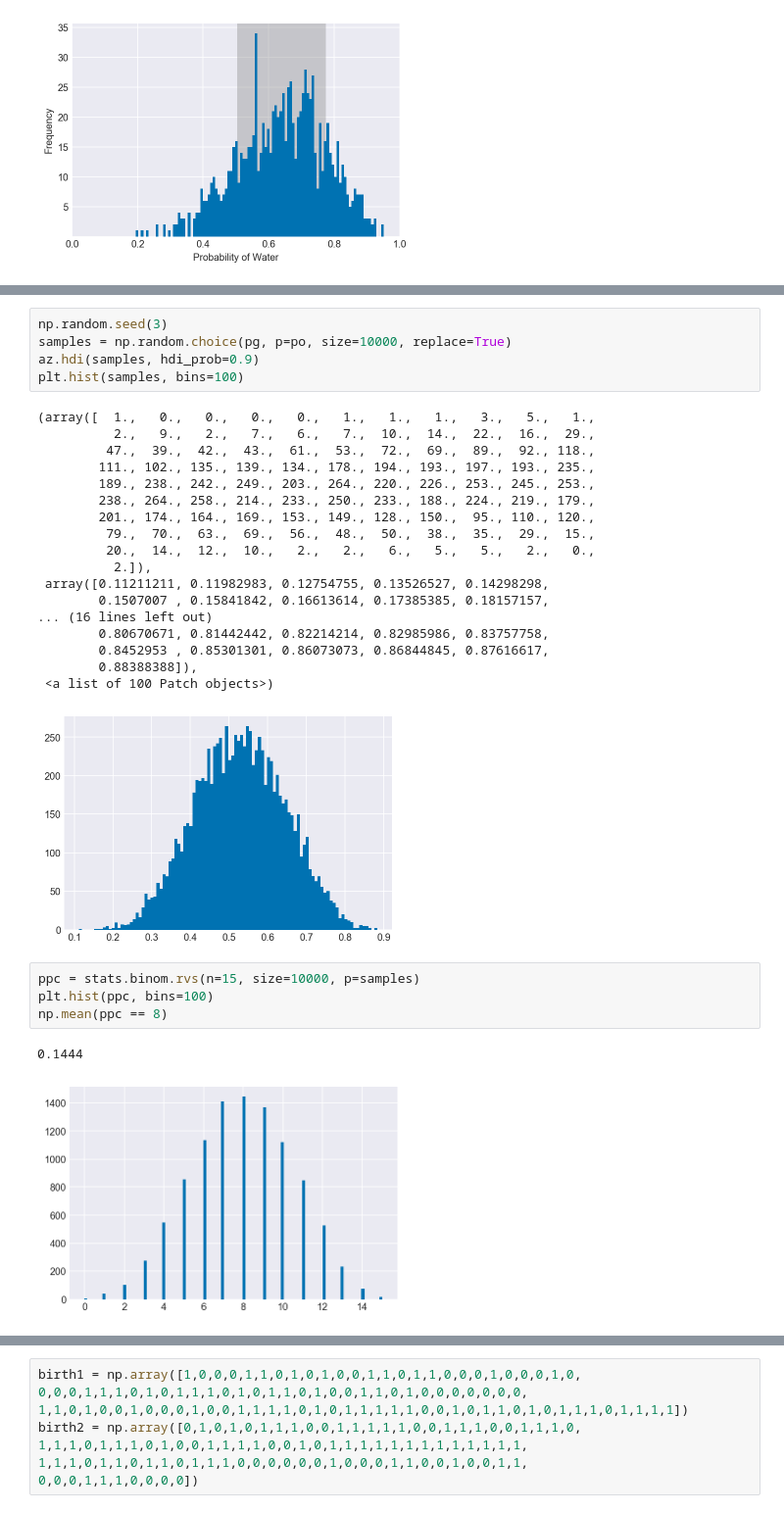
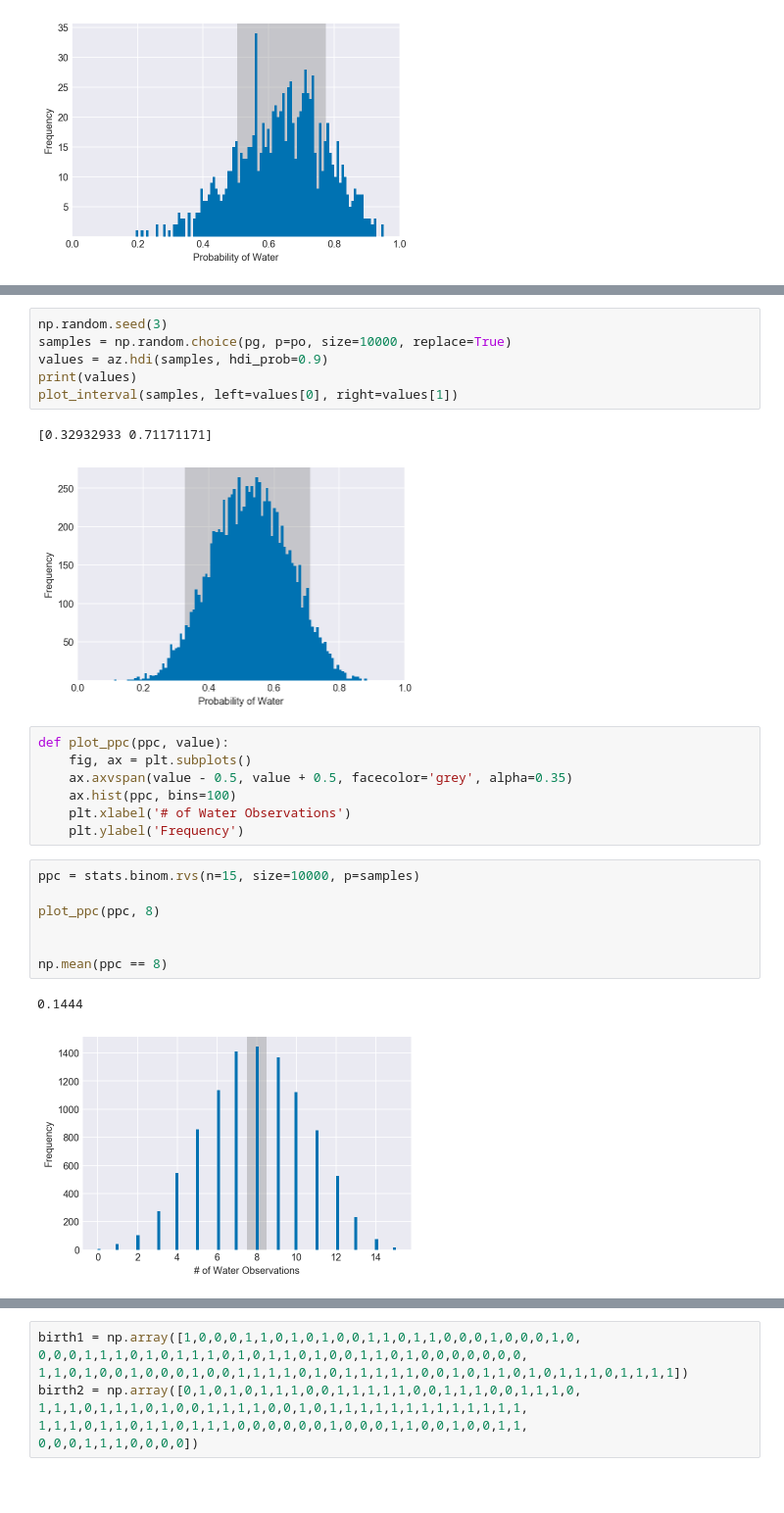
Before and after one commit to PhilipGriffith/RethinkingBayesCode, a Jupyter notebook: Notebooks/Chapter_2_3.ipynb, the cells around one changed output, grey strips where cells are left out. Shown: that part at 98% size. Cells and saved outputs as stored; diff of their text form; blank space fills up the shorter version.

```diff
--- a/Notebooks/Chapter_2_3.ipynb
+++ b/Notebooks/Chapter_2_3.ipynb
@@ -272,31 +277,26 @@ plt.plot(pg, po)
 # %%
 np.random.seed(3)
 samples = np.random.choice(pg, p=po, size=10000, replace=True)
-az.hdi(samples, hdi_prob=0.9)
-plt.hist(samples, bins=100)
+values = az.hdi(samples, hdi_prob=0.9)
+print(values)
+plot_interval(samples, left=values[0], right=values[1])
 # %% [output]
-(array([  1.,   0.,   0.,   0.,   0.,   1.,   1.,   1.,   3.,   5.,   1.,
-          2.,   9.,   2.,   7.,   6.,   7.,  10.,  14.,  22.,  16.,  29.,
-         47.,  39.,  42.,  43.,  61.,  53.,  72.,  69.,  89.,  92., 118.,
-        111., 102., 135., 139., 134., 178., 194., 193., 197., 193., 235.,
-        189., 238., 242., 249., 203., 264., 220., 226., 253., 245., 253.,
-        238., 264., 258., 214., 233., 250., 233., 188., 224., 219., 179.,
-        201., 174., 164., 169., 153., 149., 128., 150.,  95., 110., 120.,
-         79.,  70.,  63.,  69.,  56.,  48.,  50.,  38.,  35.,  29.,  15.,
-         20.,  14.,  12.,  10.,   2.,   2.,   6.,   5.,   5.,   2.,   0.,
-          2.]),
- array([0.11211211, 0.11982983, 0.12754755, 0.13526527, 0.14298298,
-        0.1507007 , 0.15841842, 0.16613614, 0.17385385, 0.18157157,
-... (16 lines left out)
-        0.80670671, 0.81442442, 0.82214214, 0.82985986, 0.83757758,
-        0.8452953 , 0.85301301, 0.86073073, 0.86844845, 0.87616617,
-        0.88388388]),
- <a list of 100 Patch objects>)
+[0.32932933 0.71171171]
-[figure, old version]
+[figure, new version]
+# %%
+def plot_ppc(ppc, value):
+    fig, ax = plt.subplots()
+    ax.axvspan(value - 0.5, value + 0.5, facecolor='grey', alpha=0.35)
+    ax.hist(ppc, bins=100)
+    plt.xlabel('# of Water Observations')
+    plt.ylabel('Frequency')
 # %%
 ppc = stats.binom.rvs(n=15, size=10000, p=samples)
-plt.hist(ppc, bins=100)
+
+plot_ppc(ppc, 8)
+
+
 np.mean(ppc == 8)
 # %% [output]
 0.1444
-[figure, old version]
+[figure, new version]
```
Also changed, not shown: parts of 13 cells of this notebook, 23 other files.
